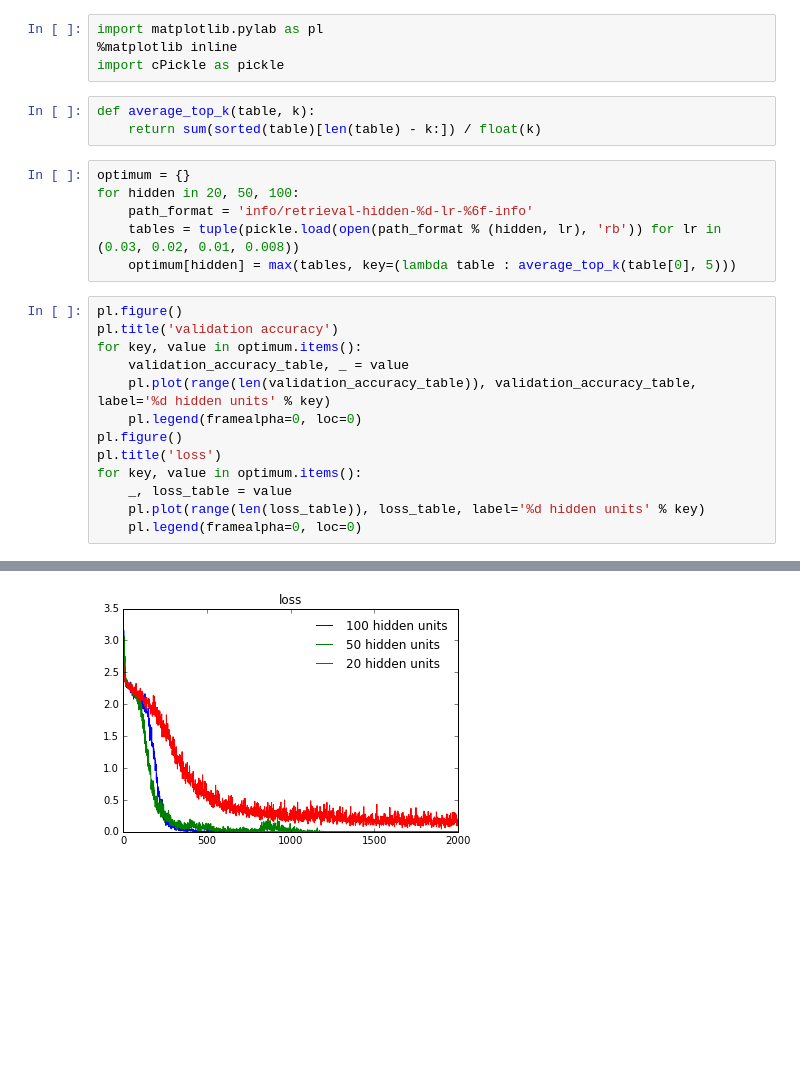
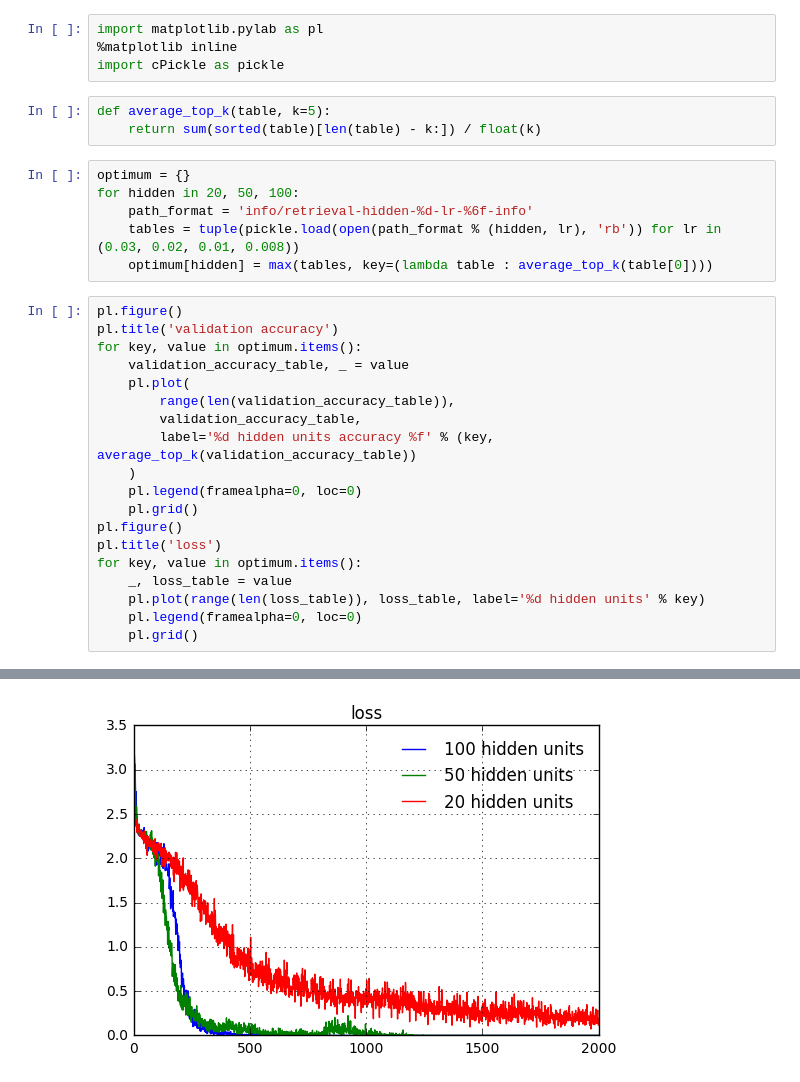
Before and after one commit to HQ01/fast-weight, a Jupyter notebook: fast_weight_rnn/associative-retrieval-curves.ipynb, the cells around one changed output, grey strips where cells are left out. Drawn from its saved outputs; the diff is of its cells as text; blank space fills up the shorter version.

```diff
--- a/fast_weight_rnn/associative-retrieval-curves.ipynb
+++ b/fast_weight_rnn/associative-retrieval-curves.ipynb
@@ -3,25 +3,31 @@ import matplotlib.pylab as pl
 %matplotlib inline
 import cPickle as pickle
 # %%
-def average_top_k(table, k):
+def average_top_k(table, k=5):
     return sum(sorted(table)[len(table) - k:]) / float(k)
 # %%
 optimum = {}
 for hidden in 20, 50, 100:
     path_format = 'info/retrieval-hidden-%d-lr-%6f-info'
     tables = tuple(pickle.load(open(path_format % (hidden, lr), 'rb')) for lr in (0.03, 0.02, 0.01, 0.008))
-    optimum[hidden] = max(tables, key=(lambda table : average_top_k(table[0], 5)))
+    optimum[hidden] = max(tables, key=(lambda table : average_top_k(table[0])))
 # %%
 pl.figure()
 pl.title('validation accuracy')
 for key, value in optimum.items():
     validation_accuracy_table, _ = value
-    pl.plot(range(len(validation_accuracy_table)), validation_accuracy_table, label='%d hidden units' % key)
+    pl.plot(
+        range(len(validation_accuracy_table)),
+        validation_accuracy_table,
+        label='%d hidden units accuracy %f' % (key, average_top_k(validation_accuracy_table))
+    )
     pl.legend(framealpha=0, loc=0)
+    pl.grid()
 pl.figure()
 pl.title('loss')
 for key, value in optimum.items():
     _, loss_table = value
     pl.plot(range(len(loss_table)), loss_table, label='%d hidden units' % key)
     pl.legend(framealpha=0, loc=0)
+    pl.grid()
 # %% [output]
@@ -29 +35 @@ for key, value in optimum.items():
-[figure, old version]
+[figure, new version]
```
Also changed, not shown: parts of 1 cell of this notebook, 5 other files.
